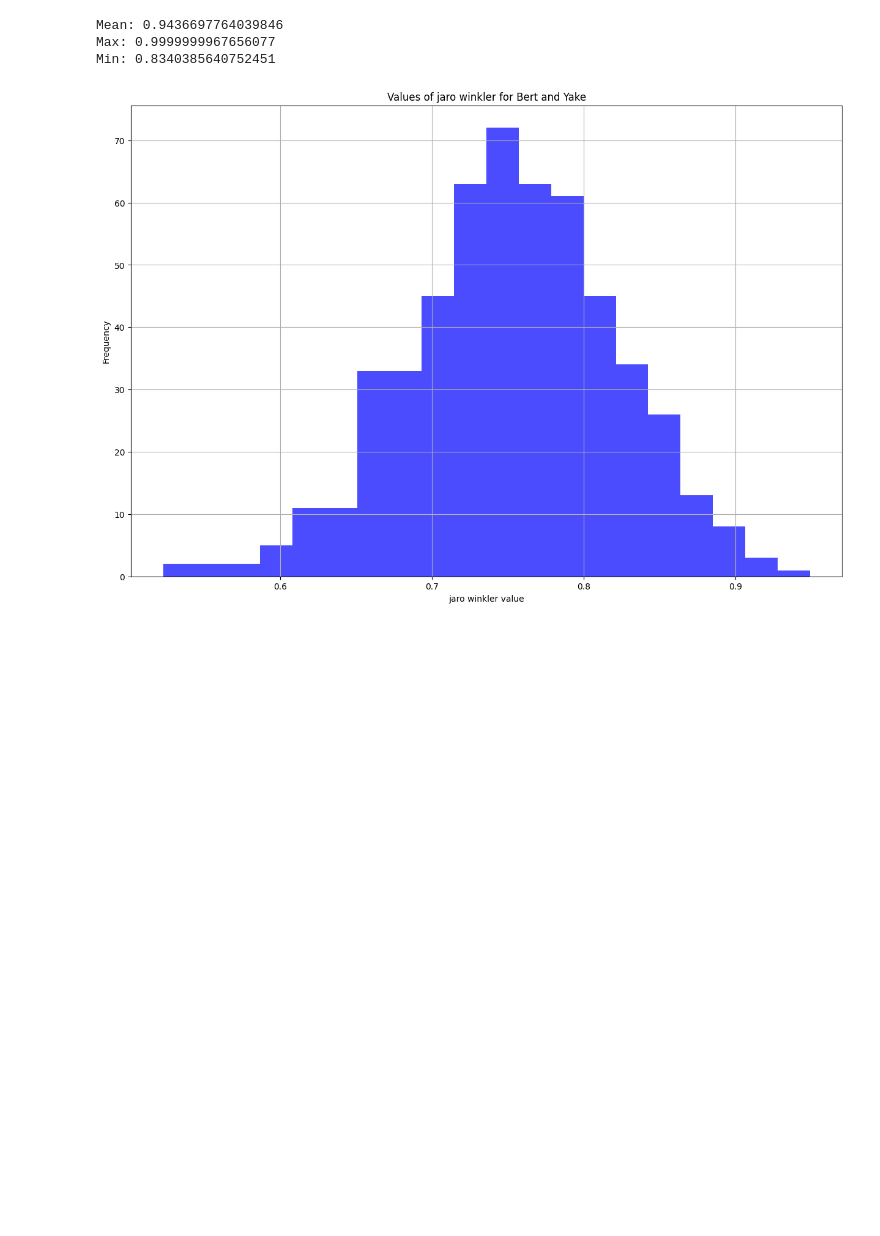
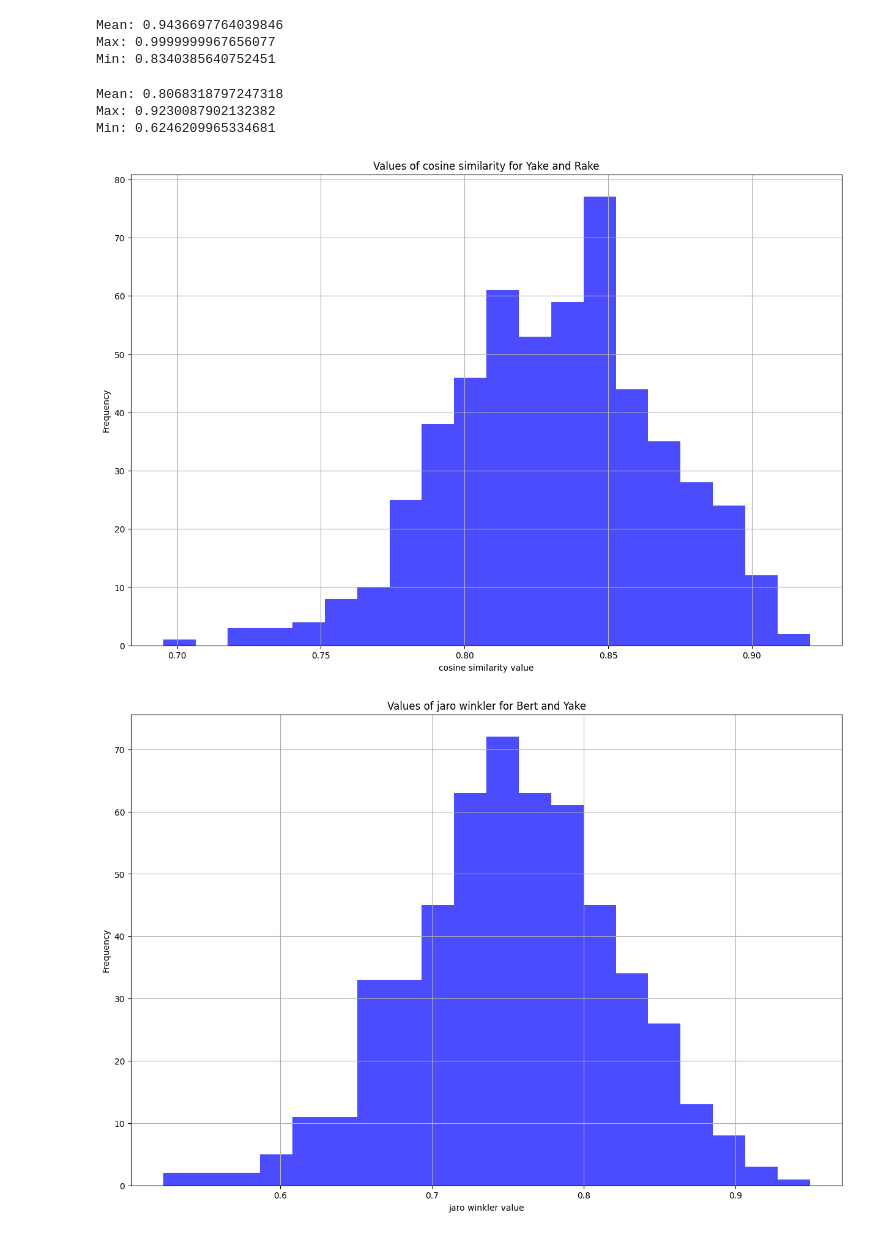
Before and after one commit to Mateusz-Wojciechowski/keyword-extraction, a Jupyter notebook: data_playground.ipynb, the cells around one changed output. Cells and saved outputs as stored; diff of their text form; code cells hidden in the pictures; blank space fills up the shorter version.

```diff
--- a/data_playground.ipynb
+++ b/data_playground.ipynb
@@ -164,6 +156,7 @@ mean(average_levenshtein_bert_yake)
 yake_data = load_pickle('yake_embeddings.pkl')
 textrank_data = load_pickle('textrank_embeddings.pkl')
 bert_data = load_pickle('bert_embeddings.pkl')
+rake_data = load_pickle('rake_embeddings.pkl')
 # %%
 from scipy.spatial.distance import cosine
 # %%
@@ -187,6 +180,9 @@ def calculate_cosine_similarity(keywords1, keywords2, num_keywords):
 cossim_bert_yake = calculate_cosine_similarity(bert_data, yake_data, 10)
 cossim_bert_textrank = calculate_cosine_similarity(bert_data, textrank_data, 10)
 cossim_yake_textrank = calculate_cosine_similarity(yake_data, textrank_data, 10)
+cossim_bert_rake = calculate_cosine_similarity(bert_data, rake_data, 10)
+cossim_yake_rake = calculate_cosine_similarity(yake_data, rake_data, 10)
+cossim_textrank_rake = calculate_cosine_similarity(textrank_data, rake_data, 10)
 # %%
 def generate_metric_plot(metric_results, metric_name, algo_name1, algo_name2):
     plt.figure(figsize=(15, 10))
@@ -237,6 +233,18 @@ print(f"Min: {min(cossim_yake_textrank)}")
 Mean: 0.9436697764039846
 Max: 0.9999999967656077
 Min: 0.8340385640752451
+# %%
+print(f"Mean: {mean(cossim_bert_rake)}")
+print(f"Max: {max(cossim_bert_rake)}")
+print(f"Min: {min(cossim_bert_rake)}")
+# %% [output]
+Mean: 0.8068318797247318
+Max: 0.9230087902132382
+Min: 0.6246209965334681
+# %%
+generate_metric_plot(cossim_yake_rake, 'cosine similarity', 'Yake', 'Rake')
+# %% [output]
+[figure, added]
 # %%
 generate_metric_plot(results_jaro_bert_yake, 'jaro winkler', 'Bert', 'Yake')
 # %% [output]
```
Also changed, not shown: parts of 14 cells of this notebook, 5 other files.
